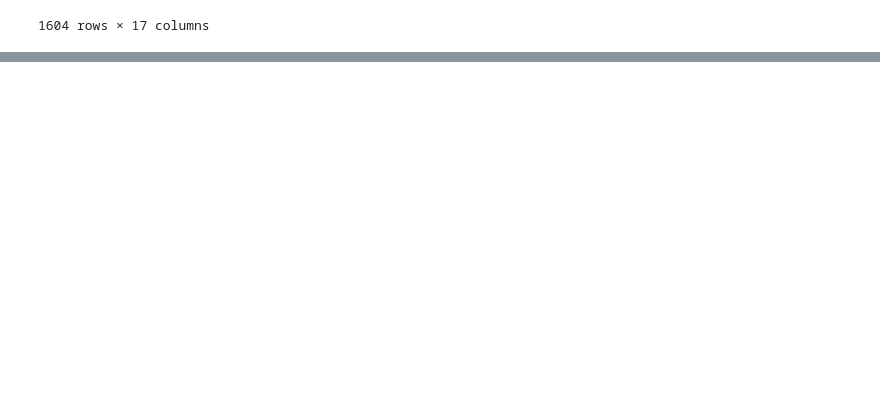
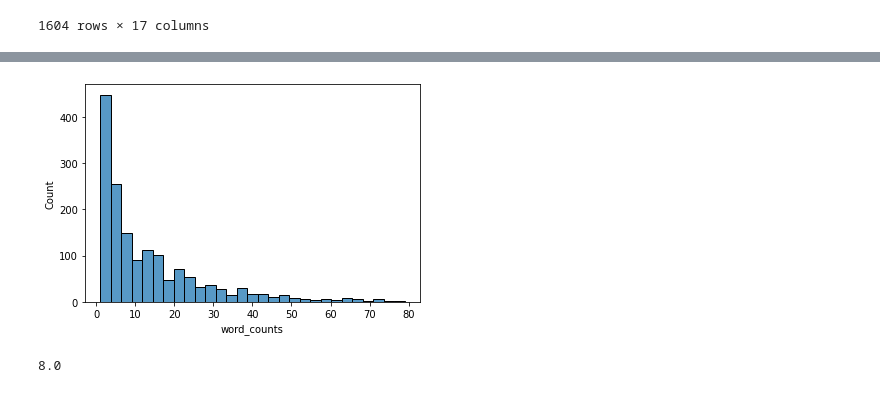
Before and after one commit to MariuszAndziak/Headphone_reviews, a Jupyter notebook: 01_EDA.ipynb, the cells around one changed output, grey strips where cells are left out. Drawn from its saved outputs; the diff is of its cells as text; code cells hidden in the pictures; blank space fills up the shorter version.

```diff
--- a/01_EDA.ipynb
+++ b/01_EDA.ipynb
@@ -255,0 +263,8 @@ df
+# %%
+sns.histplot(df[df['word_counts'] < np.percentile(df['word_counts'], 99)]['word_counts']);
+# %% [output]
+[figure, added]
+# %%
+np.median(df['word_counts'])
+# %% [output]
+8.0
```
Also changed, not shown: parts of 12 cells of this notebook.
